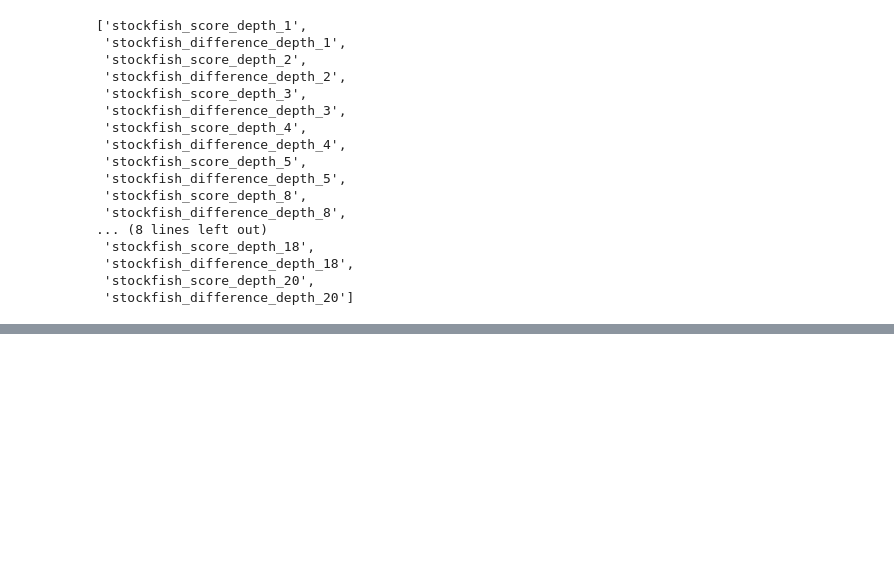
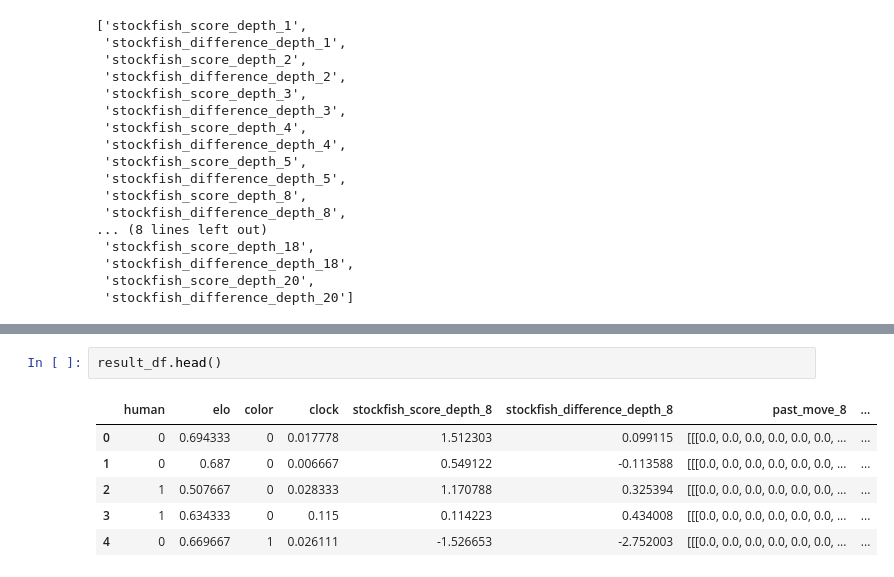
Before and after one commit to MatTheTab/PikeBot, a Jupyter notebook: Preprocessing.ipynb, the cells around one changed output, grey strips where cells are left out. Saved outputs shown, nothing was run; the diff lists cells and outputs as text; blank space fills up the shorter version.

```diff
--- a/Preprocessing.ipynb
+++ b/Preprocessing.ipynb
@@ -141,0 +185,9 @@ new_train_df.head()
+# %%
+result_df.head()
+# %% [output]
+|  | human | elo | color | clock | stockfish_score_depth_8 | stockfish_difference_depth_8 | past_move_8 | ... |
+| 0 | 0 | 0.694333 | 0 | 0.017778 | 1.512303 | 0.099115 | [[[0.0, 0.0, 0.0, 0.0, 0.0, 0.0, ... | ... |
+| 1 | 0 | 0.687 | 0 | 0.006667 | 0.549122 | -0.113588 | [[[0.0, 0.0, 0.0, 0.0, 0.0, 0.0, ... | ... |
+| 2 | 1 | 0.507667 | 0 | 0.028333 | 1.170788 | 0.325394 | [[[0.0, 0.0, 0.0, 0.0, 0.0, 0.0, ... | ... |
+| 3 | 1 | 0.634333 | 0 | 0.115 | 0.114223 | 0.434008 | [[[0.0, 0.0, 0.0, 0.0, 0.0, 0.0, ... | ... |
+| 4 | 0 | 0.669667 | 1 | 0.026111 | -1.526653 | -2.752003 | [[[0.0, 0.0, 0.0, 0.0, 0.0, 0.0, ... | ... |
```
Also changed, not shown: parts of 13 cells of this notebook, 1 other file.
